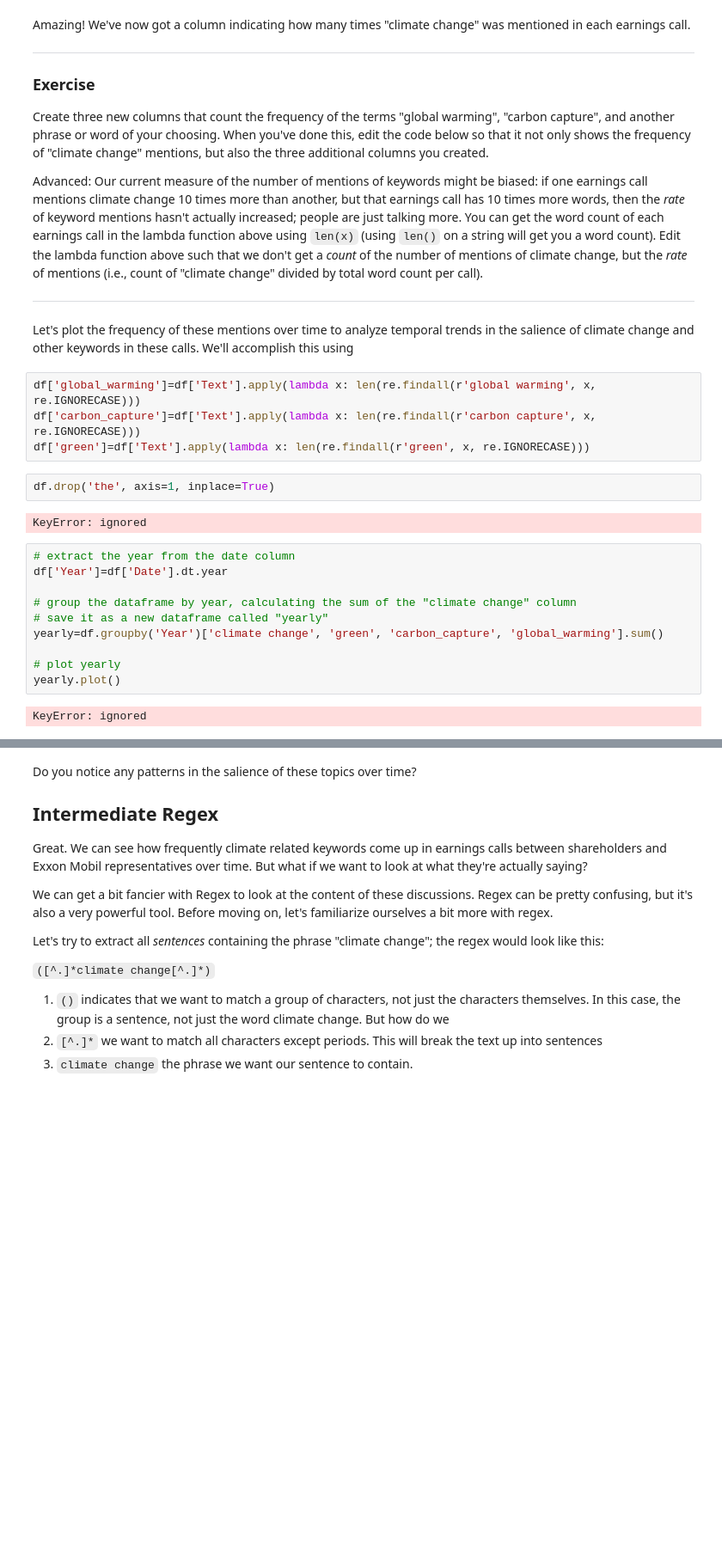
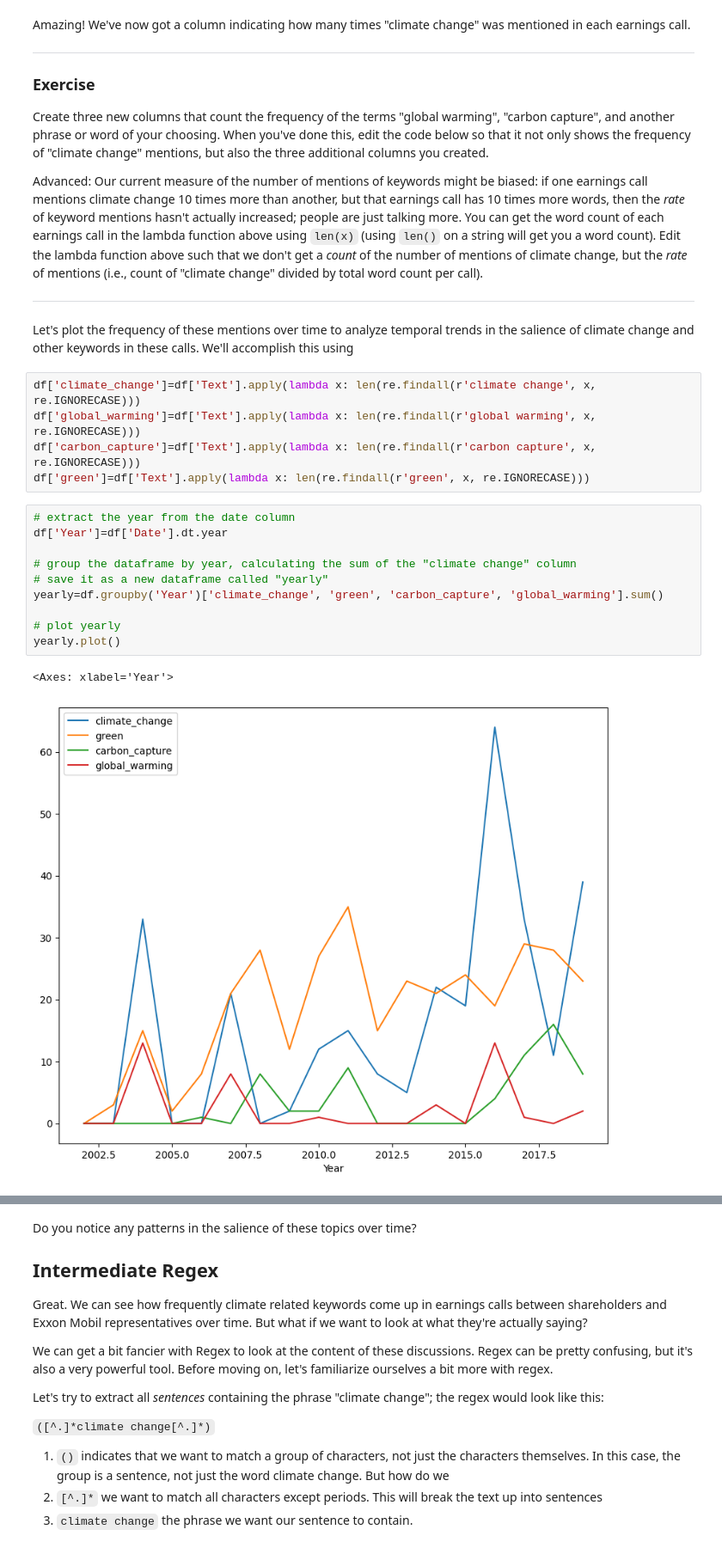
Before and after one commit to kwanyudyson/QM2, a Jupyter notebook: notebooks/W04. Natural Language Processing.ipynb, the cells around one changed output, grey strips where cells are left out. Shown at 86% size. Cells and saved outputs as stored; diff of their text form; blank space fills up the shorter version.

```diff
--- a/notebooks/W04. Natural Language Processing.ipynb
+++ b/notebooks/W04. Natural Language Processing.ipynb
@@ -294,22 +297,20 @@ Advanced: Our current measure of the number of mentions of keywords might be bia
 
 Let's plot the frequency of these mentions over time to analyze temporal trends in the salience of climate change and other keywords in these calls. We'll accomplish this using
 # %%
+df['climate_change']=df['Text'].apply(lambda x: len(re.findall(r'climate change', x, re.IGNORECASE)))
 df['global_warming']=df['Text'].apply(lambda x: len(re.findall(r'global warming', x, re.IGNORECASE)))
 df['carbon_capture']=df['Text'].apply(lambda x: len(re.findall(r'carbon capture', x, re.IGNORECASE)))
 df['green']=df['Text'].apply(lambda x: len(re.findall(r'green', x, re.IGNORECASE)))
-# %%
-df.drop('the', axis=1, inplace=True)
-# %% [output]
-KeyError: ignored
 # %%
 # extract the year from the date column
 df['Year']=df['Date'].dt.year
 
 # group the dataframe by year, calculating the sum of the "climate change" column
 # save it as a new dataframe called "yearly"
-yearly=df.groupby('Year')['climate change', 'green', 'carbon_capture', 'global_warming'].sum()
+yearly=df.groupby('Year')['climate_change', 'green', 'carbon_capture', 'global_warming'].sum()
 
 # plot yearly
 yearly.plot()
 # %% [output]
-KeyError: ignored
+<Axes: xlabel='Year'>
+[figure, added]
```
Also changed, not shown: parts of 16 cells of this notebook.
